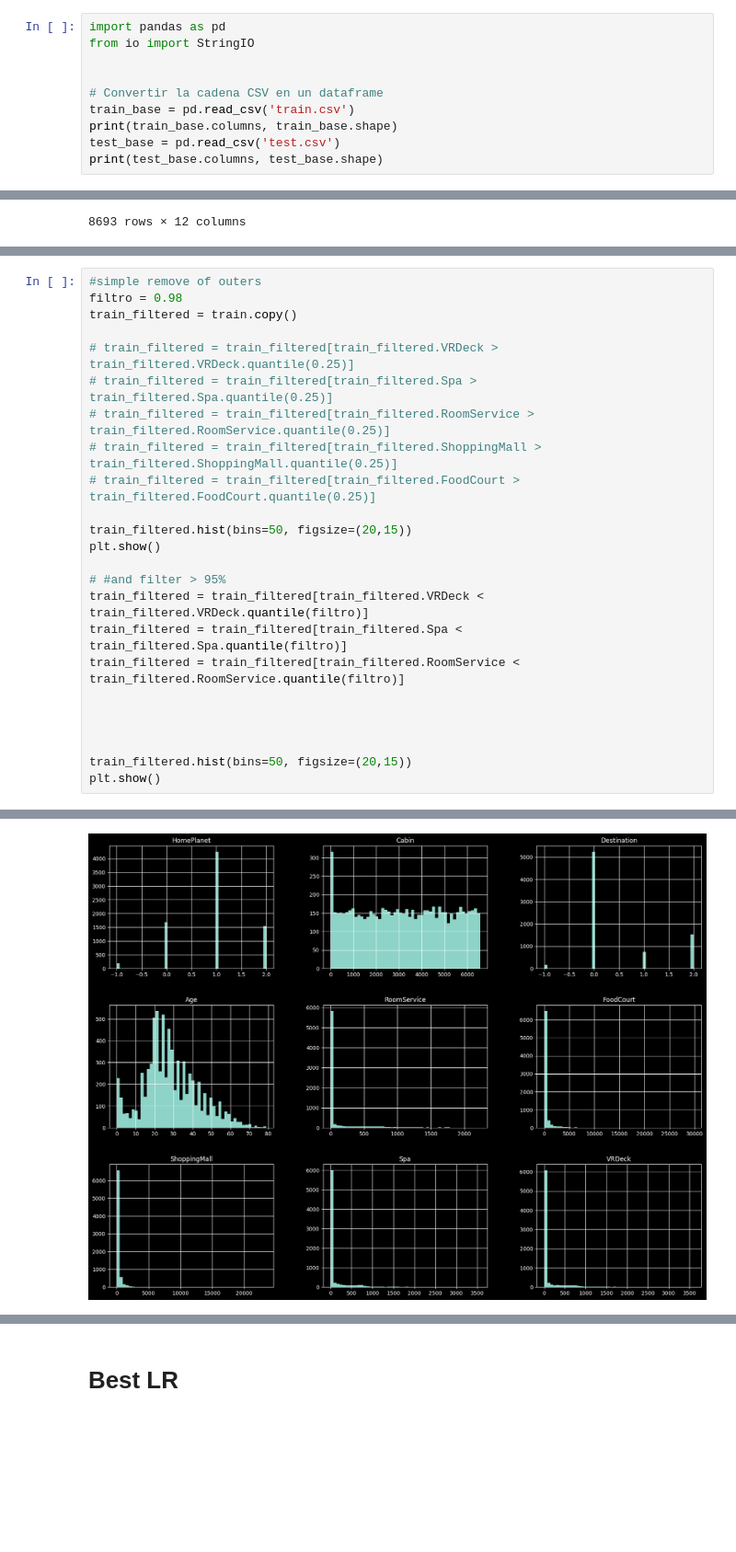
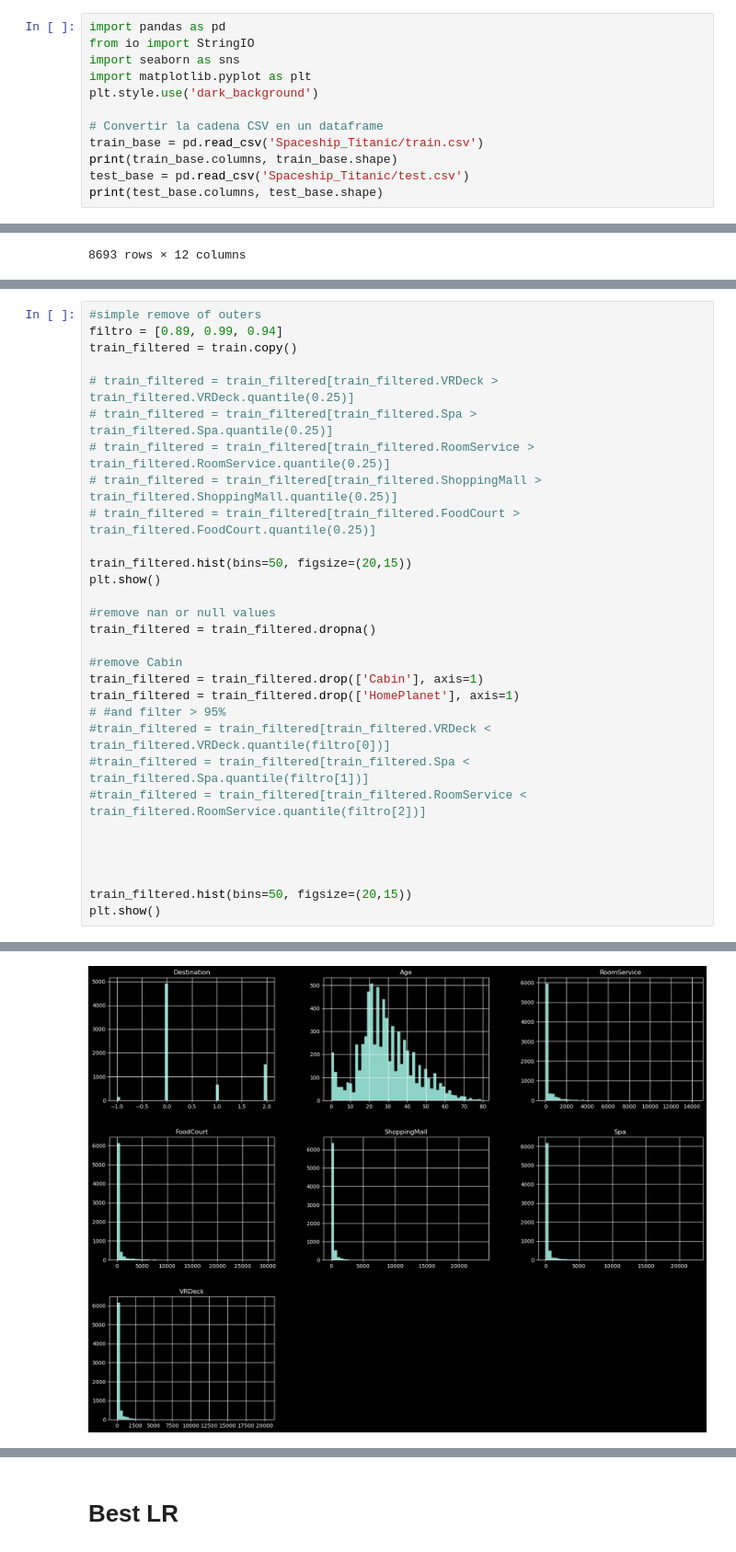
Before and after one commit to Orphenwizard/competitions_kg, a Jupyter notebook: Spaceship Titanic.ipynb, the cells around one changed output, grey strips where cells are left out. Shown at 92% size. Saved outputs shown, nothing was run; the diff lists cells and outputs as text; blank space fills up the shorter version.

```diff
--- a/Spaceship Titanic.ipynb
+++ b/Spaceship Titanic.ipynb
@@ -3,12 +5,14 @@
 # %%
 import pandas as pd
 from io import StringIO
-
+import seaborn as sns
+import matplotlib.pyplot as plt
+plt.style.use('dark_background')
 
 # Convertir la cadena CSV en un dataframe
-train_base = pd.read_csv('train.csv')
+train_base = pd.read_csv('Spaceship_Titanic/train.csv')
 print(train_base.columns, train_base.shape)
-test_base = pd.read_csv('test.csv')
+test_base = pd.read_csv('Spaceship_Titanic/test.csv')
 print(test_base.columns, test_base.shape)
 # %% [output]
 Index(['PassengerId', 'HomePlanet', 'CryoSleep', 'Cabin', 'Destination', 'Age',
@@ -133,27 +122,33 @@ plt.show()
 # %%
 #simple remove of outers
-filtro = 0.98
+filtro = [0.89, 0.99, 0.94]
 train_filtered = train.copy()
 
 # train_filtered = train_filtered[train_filtered.VRDeck > train_filtered.VRDeck.quantile(0.25)]
 # train_filtered = train_filtered[train_filtered.Spa > train_filtered.Spa.quantile(0.25)]
 # train_filtered = train_filtered[train_filtered.RoomService > train_filtered.RoomService.quantile(0.25)]
 # train_filtered = train_filtered[train_filtered.ShoppingMall > train_filtered.ShoppingMall.quantile(0.25)]
 # train_filtered = train_filtered[train_filtered.FoodCourt > train_filtered.FoodCourt.quantile(0.25)]
 
 train_filtered.hist(bins=50, figsize=(20,15))
 plt.show()
 
+#remove nan or null values
+train_filtered = train_filtered.dropna()
+
+#remove Cabin
+train_filtered = train_filtered.drop(['Cabin'], axis=1)
+train_filtered = train_filtered.drop(['HomePlanet'], axis=1)
 # #and filter > 95%
-train_filtered = train_filtered[train_filtered.VRDeck < train_filtered.VRDeck.quantile(filtro)]
-train_filtered = train_filtered[train_filtered.Spa < train_filtered.Spa.quantile(filtro)]
-train_filtered = train_filtered[train_filtered.RoomService < train_filtered.RoomService.quantile(filtro)]
+#train_filtered = train_filtered[train_filtered.VRDeck < train_filtered.VRDeck.quantile(filtro[0])]
+#train_filtered = train_filtered[train_filtered.Spa < train_filtered.Spa.quantile(filtro[1])]
+#train_filtered = train_filtered[train_filtered.RoomService < train_filtered.RoomService.quantile(filtro[2])]
 
 
 
 
 train_filtered.hist(bins=50, figsize=(20,15))
 plt.show()
 # %% [output]
 [figure]
-[figure, old version]
+[figure, new version]
```
Also changed, not shown: parts of 64 cells of this notebook, 26 other files.
